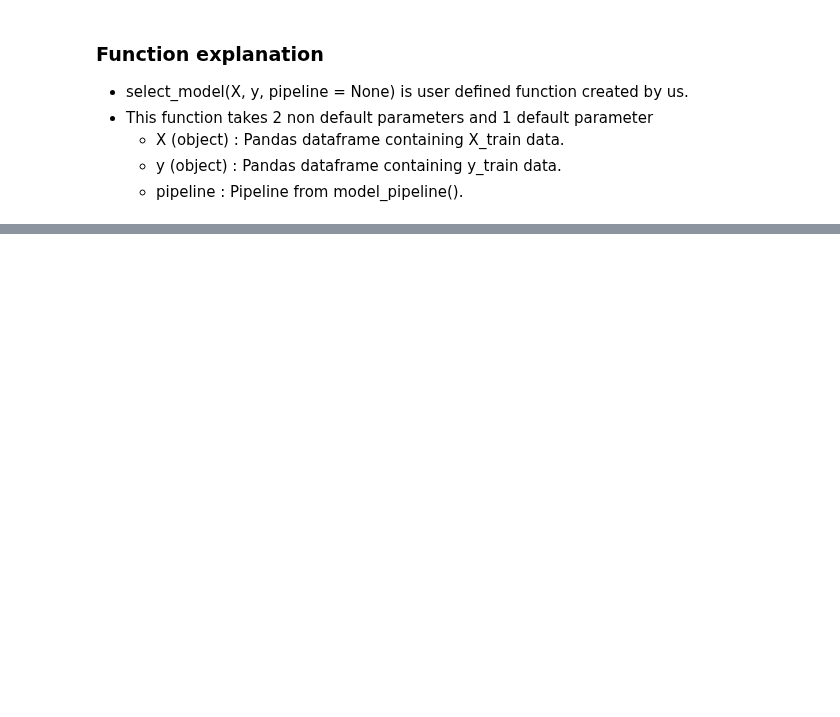
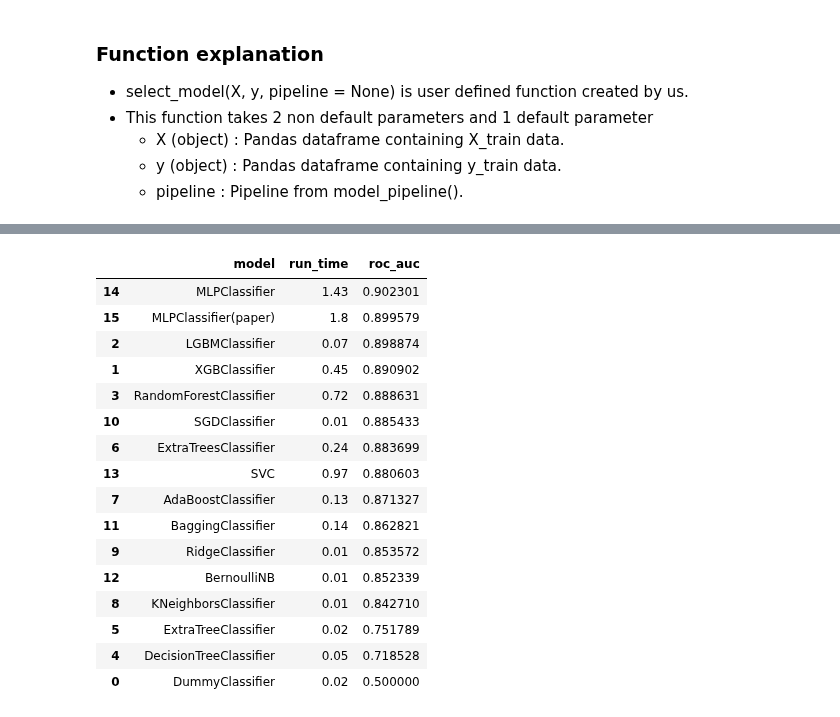
Before and after one commit to ApoorvaReddy17/practice, a Jupyter notebook: mlpractice.ipynb, the cells around one changed output, grey strips where cells are left out. Drawn from its saved outputs; the diff is of its cells as text; code cells hidden in the pictures; blank space fills up the shorter version.

```diff
--- a/mlpractice.ipynb
+++ b/mlpractice.ipynb
@@ -417,7 +417,7 @@ def select_model(X,y,pipeline = None):
   mlpc = {'MLPClassifier(paper)':
           MLPClassifier(hidden_layer_sizes=(27,50),
                         max_iter = 300,
-                        activation = 'relu'
+                        activation = 'relu',
                         solver = 'adam',
                         random_state = 1)}
   c_d16 = mlpc
@@ -428,6 +428,8 @@ def select_model(X,y,pipeline = None):
 
   for key in classifiers:
     start_time = time.time()
+    print()
+    print("model_pipeline run successfully on", key)
     pipeline = model_pipeline(X_train, classifiers[key])
 
     cv = cross_val_score(pipeline,X,y,cv=10, scoring='roc_auc')
@@ -435,8 +437,7 @@ def select_model(X,y,pipeline = None):
            'run_time': format(round((time.time() - start_time)/60,2)),
            'roc_auc': cv.mean()}
 
-    df_models = df_models.append(row, ignore_index = True)
+    df_models = pd.concat([df_models, pd.DataFrame([row])], ignore_index = True)
 
-    df_models = df_models.sort_values(by = 'roc_auc', ascending = False)
-
+  df_models = df_models.sort_values(by = 'roc_auc', ascending = False)
   return df_models
@@ -442,0 +446,2 @@ def select_model(X,y,pipeline = None):
+# %%
+models = select_model(X_train, y_train)
@@ -442,0 +530,20 @@ def select_model(X,y,pipeline = None):
+# %%
+models
+# %% [output]
+|  | model | run_time | roc_auc |
+| 14 | MLPClassifier | 1.43 | 0.902301 |
+| 15 | MLPClassifier(paper) | 1.8 | 0.899579 |
+| 2 | LGBMClassifier | 0.07 | 0.898874 |
+| 1 | XGBClassifier | 0.45 | 0.890902 |
+| 3 | RandomForestClassifier | 0.72 | 0.888631 |
+| 10 | SGDClassifier | 0.01 | 0.885433 |
+| 6 | ExtraTreesClassifier | 0.24 | 0.883699 |
+| 13 | SVC | 0.97 | 0.880603 |
+| 7 | AdaBoostClassifier | 0.13 | 0.871327 |
+| 11 | BaggingClassifier | 0.14 | 0.862821 |
+| 9 | RidgeClassifier | 0.01 | 0.853572 |
+| 12 | BernoulliNB | 0.01 | 0.852339 |
+| 8 | KNeighborsClassifier | 0.01 | 0.842710 |
+| 5 | ExtraTreeClassifier | 0.02 | 0.751789 |
+| 4 | DecisionTreeClassifier | 0.05 | 0.718528 |
+| 0 | DummyClassifier | 0.02 | 0.500000 |
```
Also changed, not shown: parts of 4 cells of this notebook.
